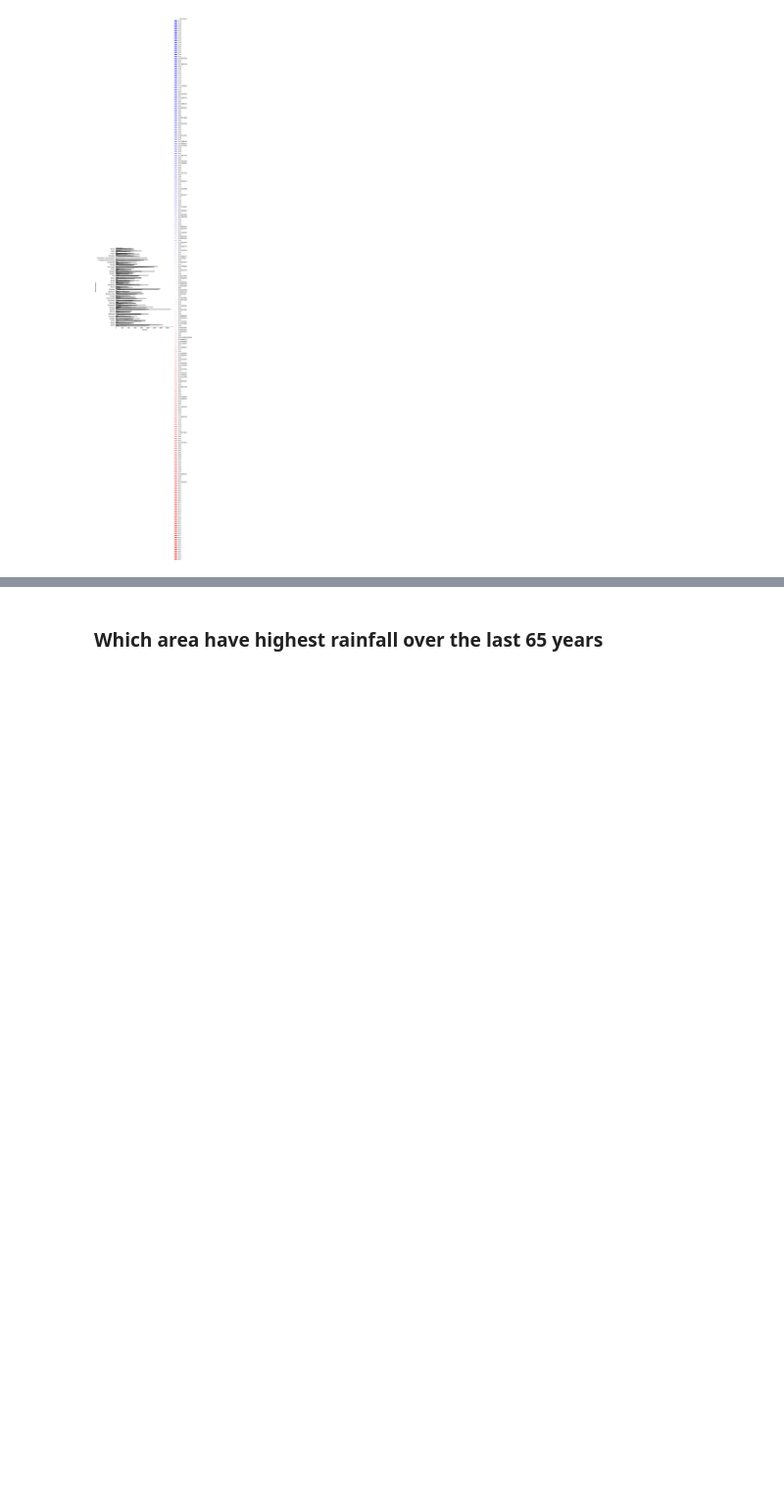
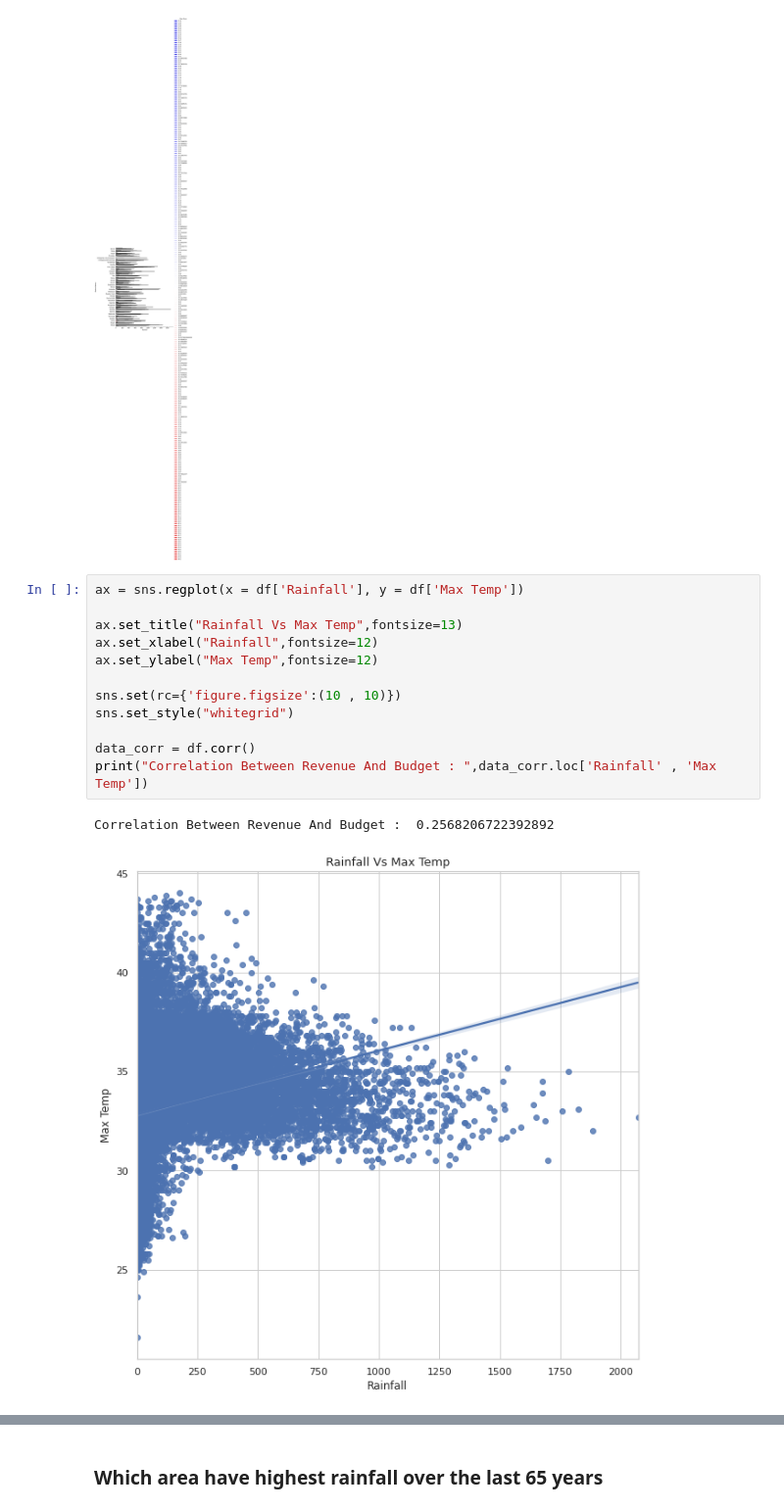
Before and after one commit to LIMON100/Rainfall-in-Bangladesh, a Jupyter notebook: EDA.ipynb, the cells around one changed output, grey strips where cells are left out. Shown at 98% size. Cells and saved outputs as stored; diff of their text form; blank space fills up the shorter version.

```diff
--- a/EDA.ipynb
+++ b/EDA.ipynb
@@ -255,3 +250,18 @@ sns.catplot(x = 'Rainfall' , y = 'Station Names' , hue = 'Max Temp' , data = df
 # %% [output]
 <seaborn.axisgrid.FacetGrid at 0x...>
 [figure]
+# %%
+ax = sns.regplot(x = df['Rainfall'], y = df['Max Temp'])
+
+ax.set_title("Rainfall Vs Max Temp",fontsize=13)
+ax.set_xlabel("Rainfall",fontsize=12)
+ax.set_ylabel("Max Temp",fontsize=12)
+
+sns.set(rc={'figure.figsize':(10 , 10)})
+sns.set_style("whitegrid")
+
+data_corr = df.corr()
+print("Correlation Between Revenue And Budget : ",data_corr.loc['Rainfall' , 'Max Temp'])
+# %% [output]
+Correlation Between Revenue And Budget :  0.2568206722392892
+[figure, added]
```
Also changed, not shown: parts of 6 cells of this notebook.
